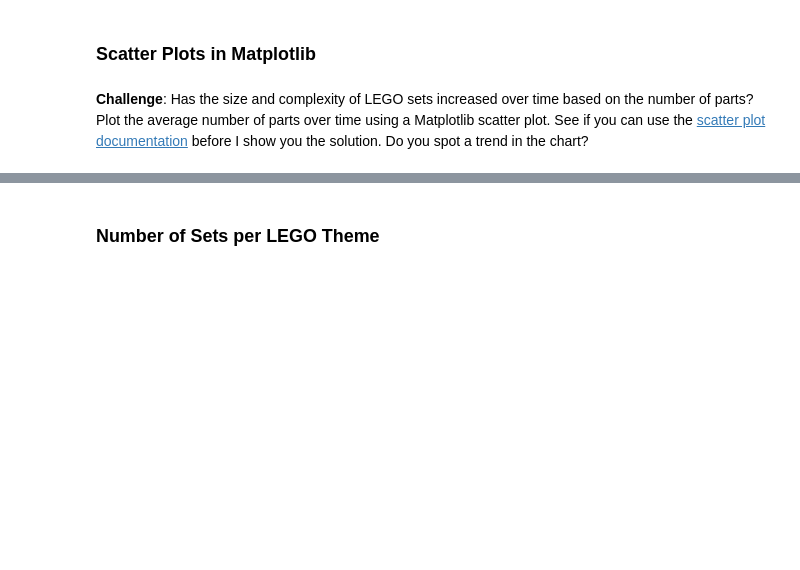
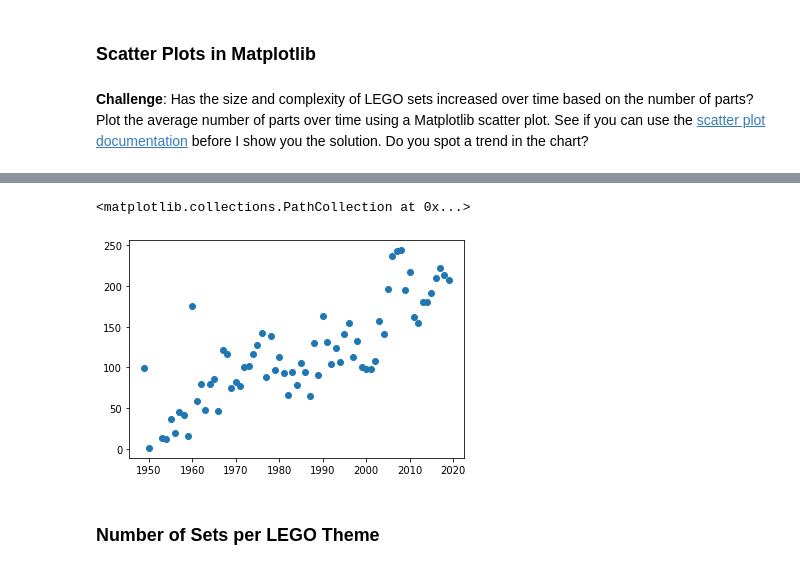
Before and after one commit to kvanst3/Backend, a Jupyter notebook: Data Science/Lego/Lego_Analysis_for_Course_(start).ipynb, the cells around one changed output, grey strips where cells are left out. Saved outputs shown, nothing was run; the diff lists cells and outputs as text; code cells hidden in the pictures; blank space fills up the shorter version.

```diff
--- a/Data Science/Lego/Lego_Analysis_for_Course_(start).ipynb
+++ b/Data Science/Lego/Lego_Analysis_for_Course_(start).ipynb
@@ -227,3 +250,8 @@ Text(0, 0.5, 'Number of Themes')
+# %%
+plt.scatter(parts_per_set.index[:-2], parts_per_set.num_parts[:-2])
+# %% [output]
+<matplotlib.collections.PathCollection at 0x...>
+[figure, added]
 # %% [markdown]
 ### Number of Sets per LEGO Theme
 # %% [markdown]
```
Also changed, not shown: parts of 2 cells of this notebook.
